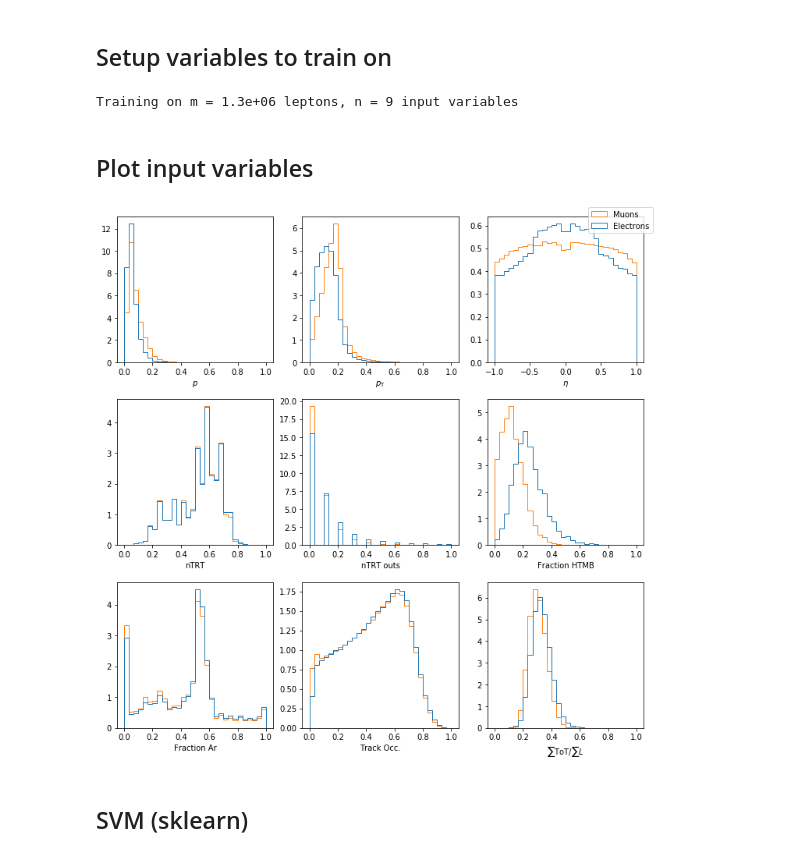
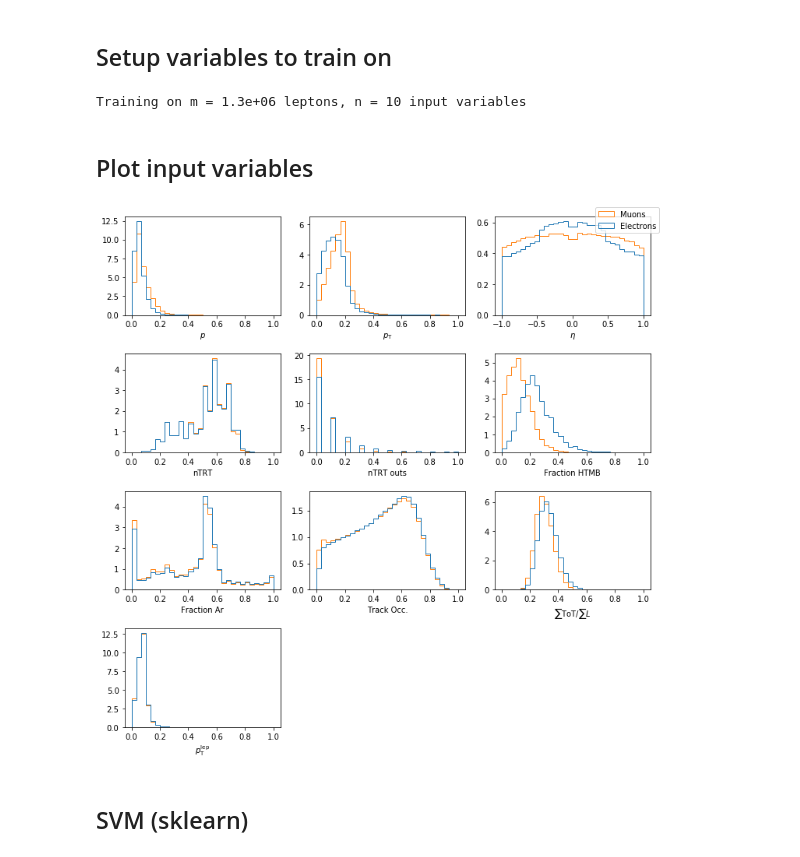
Before and after one commit to dukeatlas/trtmachana, a Jupyter notebook: mepland_notebooks/svm_nn.ipynb, the cells around one changed output. Saved outputs shown, nothing was run; the diff lists cells and outputs as text; code cells hidden in the pictures.

Commit message:
ran over different variables, lepton pT is looking interesting...

```diff
--- a/mepland_notebooks/svm_nn.ipynb
+++ b/mepland_notebooks/svm_nn.ipynb
@@ -41,22 +41,41 @@ Using 7.2e+05 el, 7.2e+05 mu for eProbHT
 # %%
 input_variables = OrderedDict([
     ('p',['$p$','default']),
-    ('pT',['$p_\mathrm{T}$','default']),
+    ('pT',['$p_{\mathrm{T}}$','default']),
     ('eta',['$\eta$','symmetric']),
     ('nTRThitsMan',['nTRT','default']),
     ('nTRTouts',['nTRT outs','default']),
     ('fHTMB',['Fraction HTMB','default']),
     ('fAr',['Fraction Ar','default']),
     ('trkOcc',['Track Occ.','default']),
-    ('sumToTsumL',['$\sum\mathrm{ToT} / \sum L$','default'])
+    ('sumToTsumL',['$\sum\mathrm{ToT} / \sum L$','default']),
+    ('lep_pT',['$p_{\mathrm{T}}^{\mathrm{lep}}$','default']),
+#    ('phi',['$\phi$','default']),
 ])
 
-# other vars
-# lep_pT, phi
-# nTRThits, nArhits, nXehits, nHThitsMan, nPrechitsMan, NhitsdEdx, sumToT, sumL, PHF
+## vars to test
+# lep_pT
+# phi
 
-# all the hit_ vars
-# eProbHT
+# PHF
+# NhitsdEdx
+# sumToT, sumL
+
+# try adding eProbHT to see what else the network has learned
+
+# all the hit_ vars, arrays of length 40 for use in RNN LSTM
+
+# uninteresting vars - info is already included elsewhere
+# nTRThits, nArhits, nXehits, nHThitsMan, nPrechitsMan
+# %%
+var_comb_dir = ''
+for i,v in enumerate(input_variables.keys()):
+    if i != 0: var_comb_dir += '_'
+    var_comb_dir += v
+plots_path = 'plots/'+var_comb_dir
+models_path = 'models/'+var_comb_dir
+make_path(plots_path)
+make_path(models_path)
 # %%
 sig_df, bkg_df, X_train, X_test, Y_train, Y_test = create_df_tts_scale(
     sig_file_name, sig_tree,
@@ -85,11 +104,11 @@ leptons_m = Y_train.shape[0]
 
 print("Training on m = %.2g leptons, n = %d input variables" % (leptons_m, input_ndimensions))
 # %% [output]
-Training on m = 1.3e+06 leptons, n = 9 input variables
+Training on m = 1.3e+06 leptons, n = 10 input variables
 # %% [markdown]
 ## Plot input variables
 # %%
-plot_all_input_vars(input_variables, X_train, Y_train, output_path)
+plot_all_input_vars(input_variables, X_train, Y_train, plots_path)
 # %% [output]
-[figure, old version]
+[figure, new version]
 # %%
```
Also changed, not shown: parts of 19 cells of this notebook.
